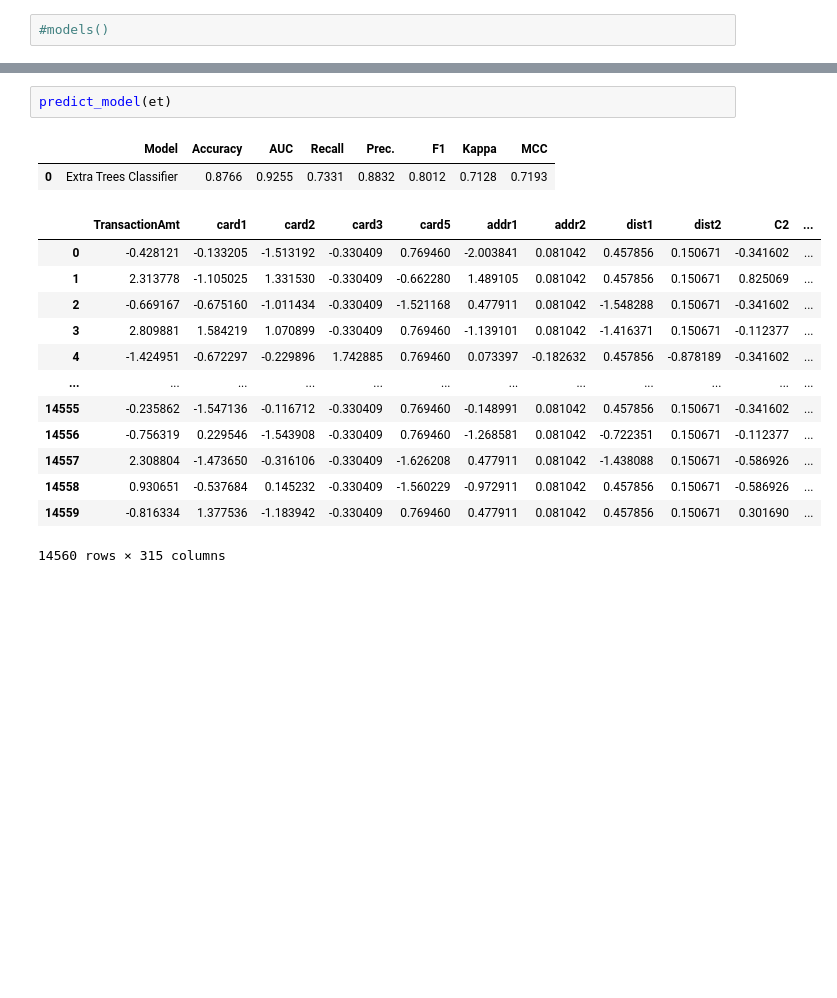
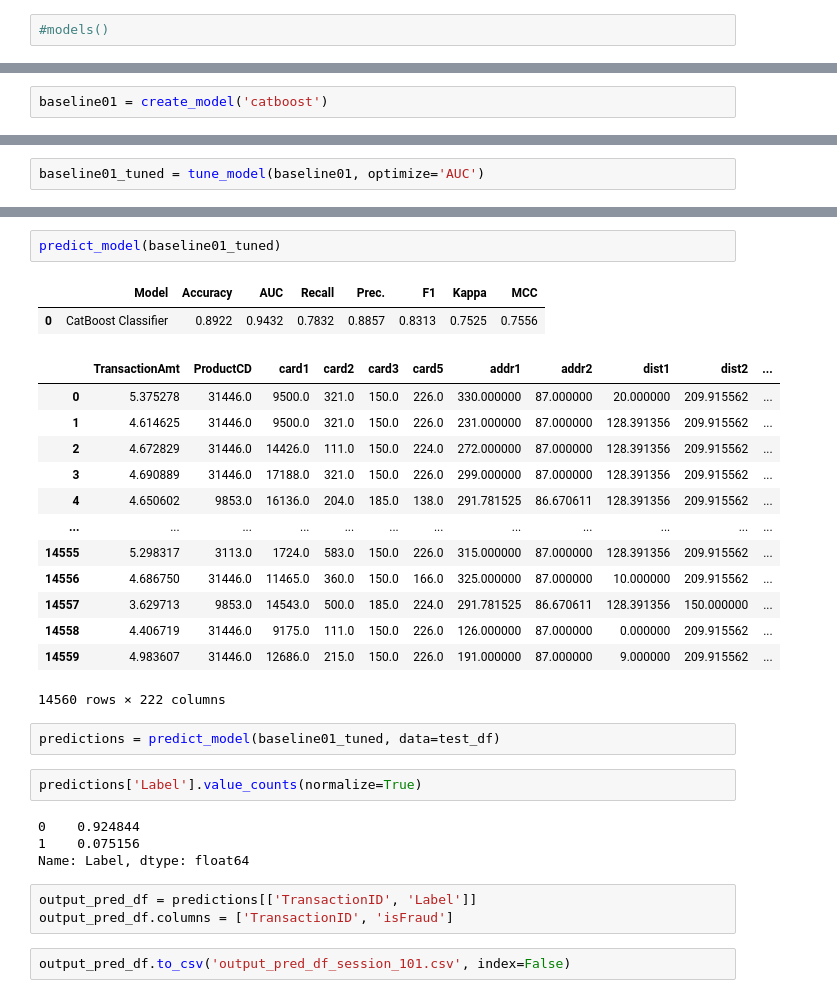
Before and after one commit to xiliang0815/Data-Science-Portfolio, a Jupyter notebook: fraud detection git/ieee-fraud-detection/workbook.ipynb, the cells around one changed output, grey strips where cells are left out. Cells and saved outputs as stored; diff of their text form; blank space fills up the shorter version.

```diff
--- a/fraud detection git/ieee-fraud-detection/workbook.ipynb
+++ b/fraud detection git/ieee-fraud-detection/workbook.ipynb
@@ -1002,0 +948,2 @@ et = create_model('et')
+# %%
+baseline01 = create_model('catboost')
@@ -1002,0 +964,2 @@ et = create_model('et')
+# %%
+baseline01_tuned = tune_model(baseline01, optimize='AUC')
@@ -1007,18 +984,31 @@ plot_model(et, 'feature')
 # %%
-predict_model(et)
+predict_model(baseline01_tuned)
 # %% [output]
 |  | Model | Accuracy | AUC | Recall | Prec. | F1 | Kappa | MCC |
-| 0 | Extra Trees Classifier | 0.8766 | 0.9255 | 0.7331 | 0.8832 | 0.8012 | 0.7128 | 0.7193 |
+| 0 | CatBoost Classifier | 0.8922 | 0.9432 | 0.7832 | 0.8857 | 0.8313 | 0.7525 | 0.7556 |
-|  | TransactionAmt | card1 | card2 | card3 | card5 | addr1 | addr2 | dist1 | dist2 | C2 | ... |
-| 0 | -0.428121 | -0.133205 | -1.513192 | -0.330409 | 0.769460 | -2.003841 | 0.081042 | 0.457856 | 0.150671 | -0.341602 | ... |
-| 1 | 2.313778 | -1.105025 | 1.331530 | -0.330409 | -0.662280 | 1.489105 | 0.081042 | 0.457856 | 0.150671 | 0.825069 | ... |
-| 2 | -0.669167 | -0.675160 | -1.011434 | -0.330409 | -1.521168 | 0.477911 | 0.081042 | -1.548288 | 0.150671 | -0.341602 | ... |
-| 3 | 2.809881 | 1.584219 | 1.070899 | -0.330409 | 0.769460 | -1.139101 | 0.081042 | -1.416371 | 0.150671 | -0.112377 | ... |
-| 4 | -1.424951 | -0.672297 | -0.229896 | 1.742885 | 0.769460 | 0.073397 | -0.182632 | 0.457856 | -0.878189 | -0.341602 | ... |
+|  | TransactionAmt | ProductCD | card1 | card2 | card3 | card5 | addr1 | addr2 | dist1 | dist2 | ... |
+| 0 | 5.375278 | 31446.0 | 9500.0 | 321.0 | 150.0 | 226.0 | 330.000000 | 87.000000 | 20.000000 | 209.915562 | ... |
+| 1 | 4.614625 | 31446.0 | 9500.0 | 321.0 | 150.0 | 226.0 | 231.000000 | 87.000000 | 128.391356 | 209.915562 | ... |
+| 2 | 4.672829 | 31446.0 | 14426.0 | 111.0 | 150.0 | 224.0 | 272.000000 | 87.000000 | 128.391356 | 209.915562 | ... |
+| 3 | 4.690889 | 31446.0 | 17188.0 | 321.0 | 150.0 | 226.0 | 299.000000 | 87.000000 | 128.391356 | 209.915562 | ... |
+| 4 | 4.650602 | 9853.0 | 16136.0 | 204.0 | 185.0 | 138.0 | 291.781525 | 86.670611 | 128.391356 | 209.915562 | ... |
 | ... | ... | ... | ... | ... | ... | ... | ... | ... | ... | ... | ... |
-| 14555 | -0.235862 | -1.547136 | -0.116712 | -0.330409 | 0.769460 | -0.148991 | 0.081042 | 0.457856 | 0.150671 | -0.341602 | ... |
-| 14556 | -0.756319 | 0.229546 | -1.543908 | -0.330409 | 0.769460 | -1.268581 | 0.081042 | -0.722351 | 0.150671 | -0.112377 | ... |
-| 14557 | 2.308804 | -1.473650 | -0.316106 | -0.330409 | -1.626208 | 0.477911 | 0.081042 | -1.438088 | 0.150671 | -0.586926 | ... |
-| 14558 | 0.930651 | -0.537684 | 0.145232 | -0.330409 | -1.560229 | -0.972911 | 0.081042 | 0.457856 | 0.150671 | -0.586926 | ... |
-| 14559 | -0.816334 | 1.377536 | -1.183942 | -0.330409 | 0.769460 | 0.477911 | 0.081042 | 0.457856 | 0.150671 | 0.301690 | ... |
+| 14555 | 5.298317 | 3113.0 | 1724.0 | 583.0 | 150.0 | 226.0 | 315.000000 | 87.000000 | 128.391356 | 209.915562 | ... |
+| 14556 | 4.686750 | 31446.0 | 11465.0 | 360.0 | 150.0 | 166.0 | 325.000000 | 87.000000 | 10.000000 | 209.915562 | ... |
+| 14557 | 3.629713 | 9853.0 | 14543.0 | 500.0 | 185.0 | 224.0 | 291.781525 | 86.670611 | 128.391356 | 150.000000 | ... |
+| 14558 | 4.406719 | 31446.0 | 9175.0 | 111.0 | 150.0 | 226.0 | 126.000000 | 87.000000 | 0.000000 | 209.915562 | ... |
+| 14559 | 4.983607 | 31446.0 | 12686.0 | 215.0 | 150.0 | 226.0 | 191.000000 | 87.000000 | 9.000000 | 209.915562 | ... |
-14560 rows × 315 columns
+14560 rows × 222 columns
+# %%
+predictions = predict_model(baseline01_tuned, data=test_df)
+# %%
+predictions['Label'].value_counts(normalize=True)
+# %% [output]
+0    0.924844
+1    0.075156
+Name: Label, dtype: float64
+# %%
+output_pred_df = predictions[['TransactionID', 'Label']]
+output_pred_df.columns = ['TransactionID', 'isFraud']
+# %%
+output_pred_df.to_csv('output_pred_df_session_101.csv', index=False)
```
Also changed, not shown: parts of 13 cells of this notebook, 3 other files.
